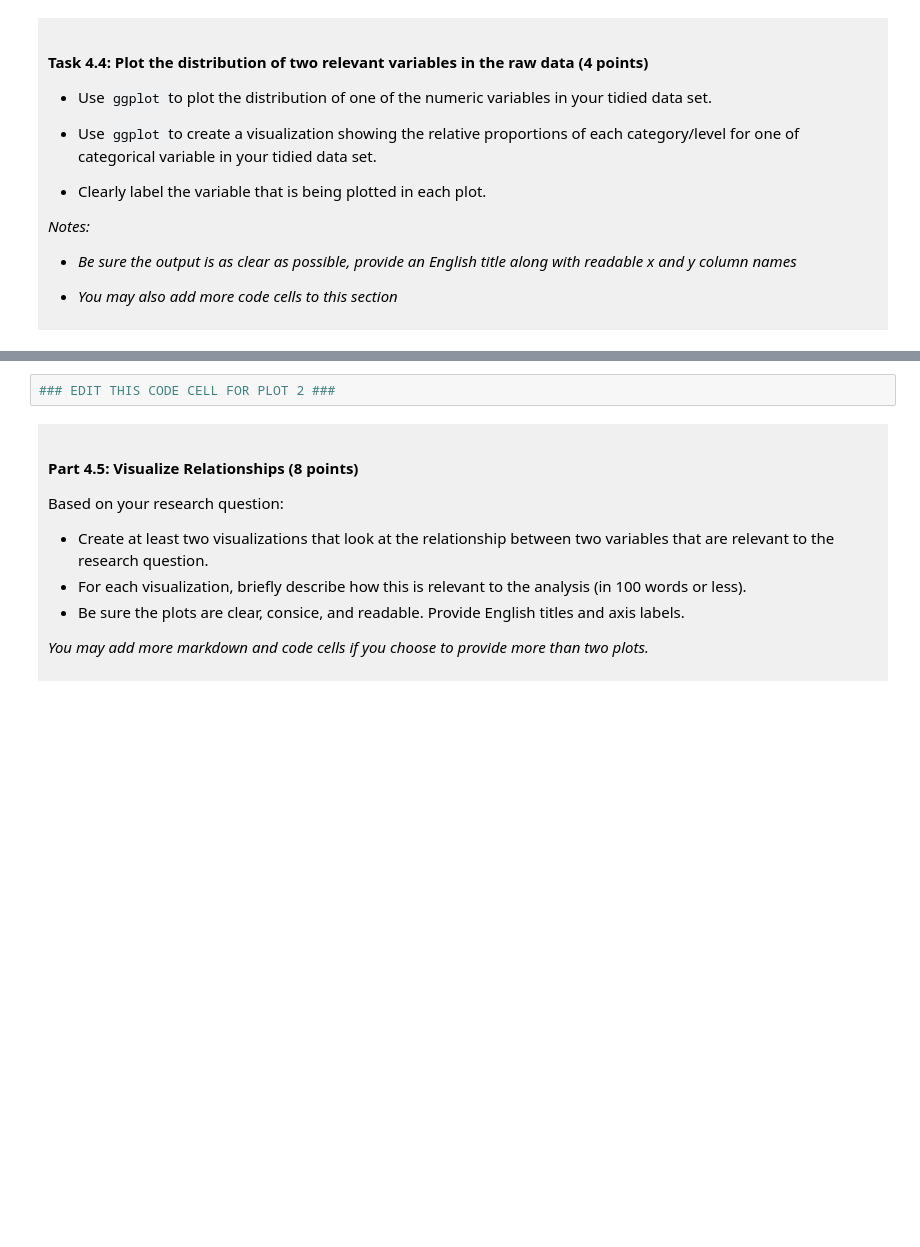
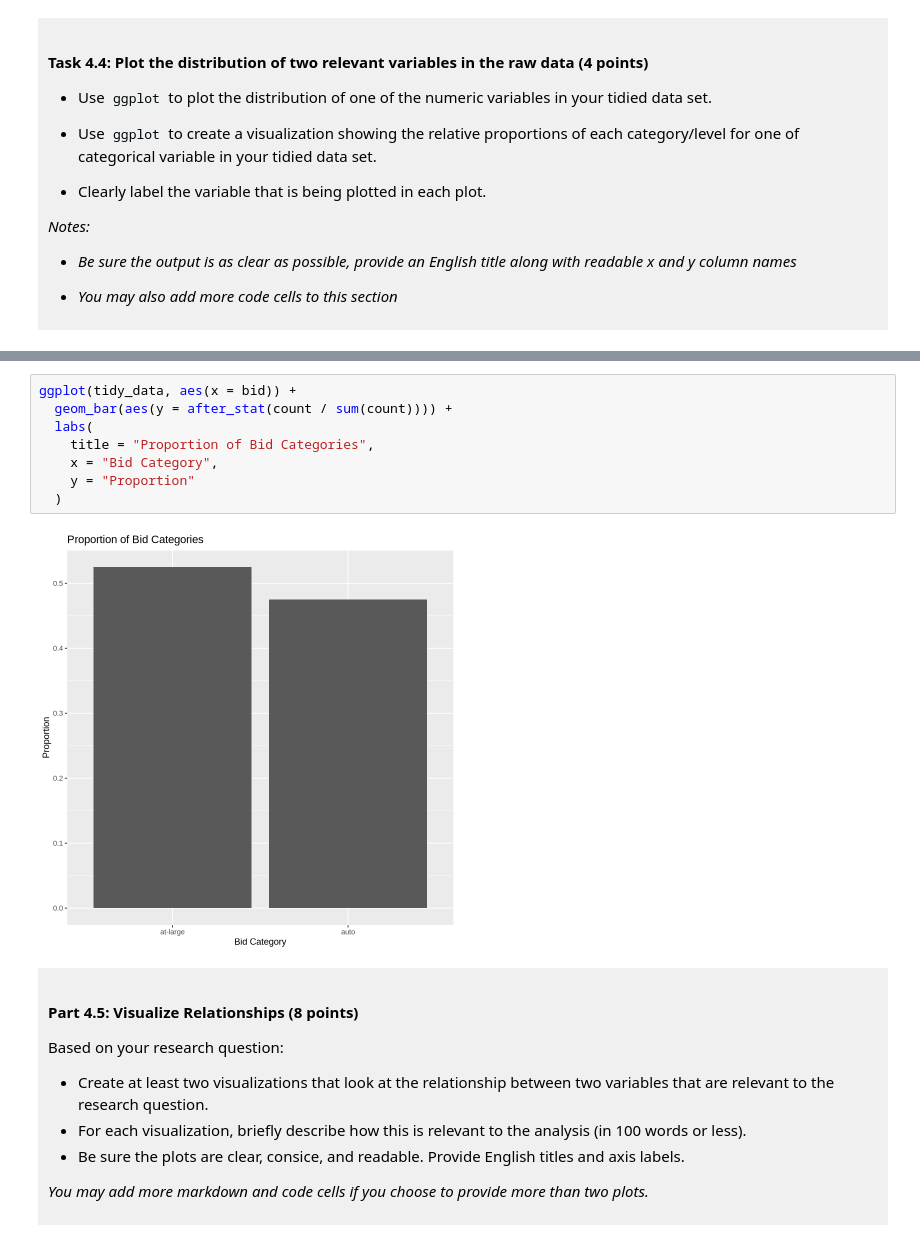
Before and after one commit to ClareLiao/dsci-100-project-Jiaying-Liao, a Jupyter notebook: dsci-100-project-notebook.ipynb, the cells around one changed output, grey strips where cells are left out. Drawn from its saved outputs; the diff is of its cells as text; blank space fills up the shorter version.

```diff
--- a/dsci-100-project-notebook.ipynb
+++ b/dsci-100-project-notebook.ipynb
@@ -291,5 +345,13 @@ You will refine your research question (if needed) and produce a tidy data set.
 # %%
-### EDIT THIS CODE CELL FOR PLOT 2 ###
+ggplot(tidy_data, aes(x = bid)) +
+  geom_bar(aes(y = after_stat(count / sum(count)))) +
+  labs(
+    title = "Proportion of Bid Categories",
+    x = "Bid Category",
+    y = "Proportion"
+  )
+# %% [output]
+[figure, added]
 # %% [markdown]
 <div style="background-color: #f0f0f0; padding: 10px;">
 
```
Also changed, not shown: parts of 11 cells of this notebook.
